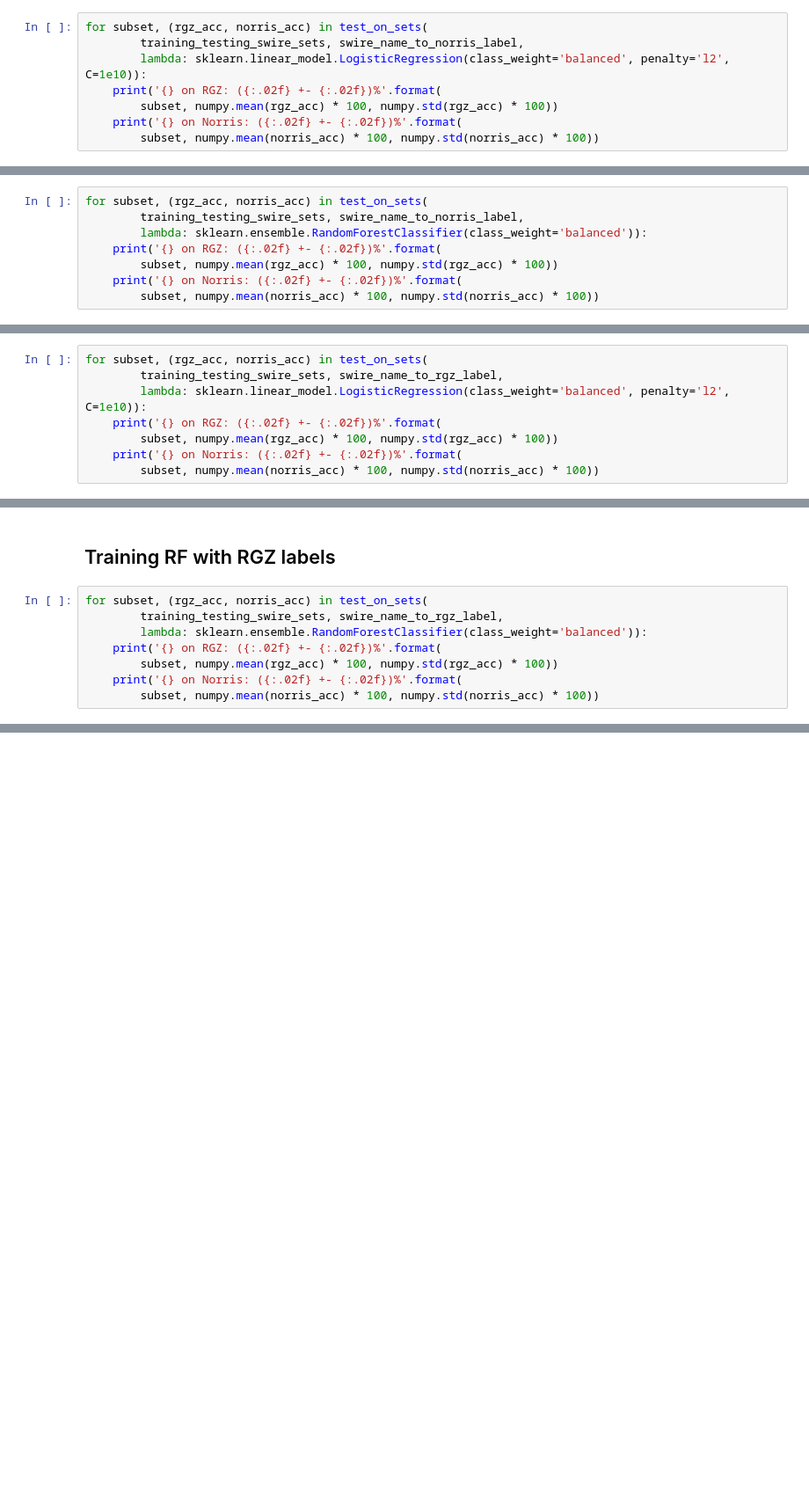
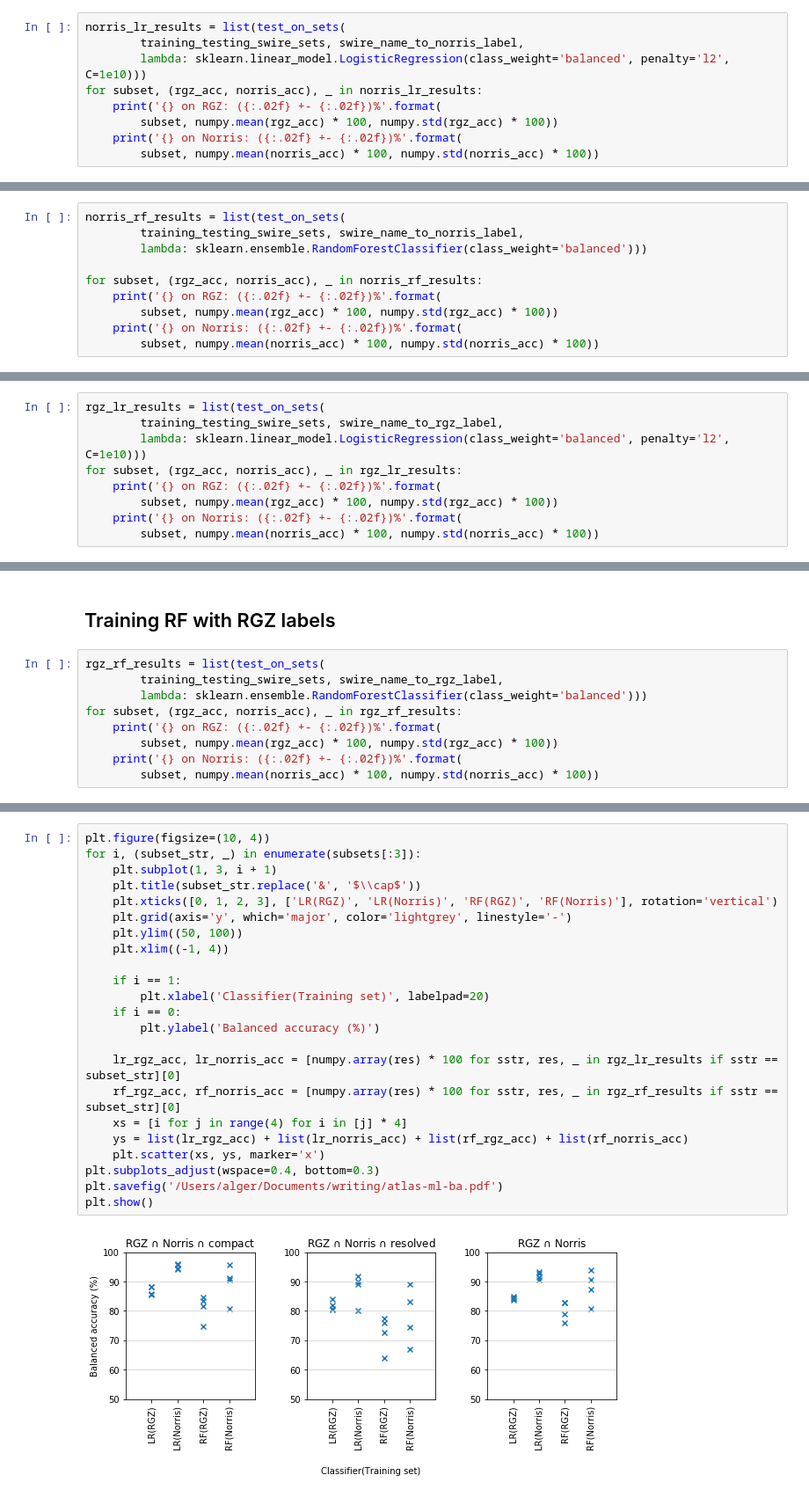
Before and after one commit to chengsoonong/crowdastro, a Jupyter notebook: notebooks/104_one_notebook_to_train_them_all.ipynb, the cells around one changed output, grey strips where cells are left out. Shown: that part at 88% size. Saved outputs shown, nothing was run; the diff lists cells and outputs as text; blank space fills up the shorter version.

Commit message:
More training in notebook

```diff
--- a/notebooks/104_one_notebook_to_train_them_all.ipynb
+++ b/notebooks/104_one_notebook_to_train_them_all.ipynb
@@ -181,7 +186,8 @@ def test_on_sets(training_testing_swire_sets, name_to_label, Classifier):
 # %%
-for subset, (rgz_acc, norris_acc) in test_on_sets(
+norris_lr_results = list(test_on_sets(
         training_testing_swire_sets, swire_name_to_norris_label,
-        lambda: sklearn.linear_model.LogisticRegression(class_weight='balanced', penalty='l2', C=1e10)):
+        lambda: sklearn.linear_model.LogisticRegression(class_weight='balanced', penalty='l2', C=1e10)))
+for subset, (rgz_acc, norris_acc), _ in norris_lr_results:
     print('{} on RGZ: ({:.02f} +- {:.02f})%'.format(
         subset, numpy.mean(rgz_acc) * 100, numpy.std(rgz_acc) * 100))
     print('{} on Norris: ({:.02f} +- {:.02f})%'.format(
@@ -196,9 +202,11 @@ RGZ & Norris on Norris: (94.44 +- 1.46)%
 # %% [markdown]
 ## Training RF with Norris labels
 # %%
-for subset, (rgz_acc, norris_acc) in test_on_sets(
+norris_rf_results = list(test_on_sets(
         training_testing_swire_sets, swire_name_to_norris_label,
-        lambda: sklearn.ensemble.RandomForestClassifier(class_weight='balanced')):
+        lambda: sklearn.ensemble.RandomForestClassifier(class_weight='balanced')))
+
+for subset, (rgz_acc, norris_acc), _ in norris_rf_results:
     print('{} on RGZ: ({:.02f} +- {:.02f})%'.format(
         subset, numpy.mean(rgz_acc) * 100, numpy.std(rgz_acc) * 100))
     print('{} on Norris: ({:.02f} +- {:.02f})%'.format(
@@ -213,9 +221,10 @@ RGZ & Norris on Norris: (87.51 +- 6.29)%
 # %% [markdown]
 ## Training LR with RGZ labels
 # %%
-for subset, (rgz_acc, norris_acc) in test_on_sets(
+rgz_lr_results = list(test_on_sets(
         training_testing_swire_sets, swire_name_to_rgz_label,
-        lambda: sklearn.linear_model.LogisticRegression(class_weight='balanced', penalty='l2', C=1e10)):
+        lambda: sklearn.linear_model.LogisticRegression(class_weight='balanced', penalty='l2', C=1e10)))
+for subset, (rgz_acc, norris_acc), _ in rgz_lr_results:
     print('{} on RGZ: ({:.02f} +- {:.02f})%'.format(
         subset, numpy.mean(rgz_acc) * 100, numpy.std(rgz_acc) * 100))
     print('{} on Norris: ({:.02f} +- {:.02f})%'.format(
@@ -230,9 +239,10 @@ RGZ & Norris on Norris: (91.94 +- 1.09)%
 # %% [markdown]
 ## Training RF with RGZ labels
 # %%
-for subset, (rgz_acc, norris_acc) in test_on_sets(
+rgz_rf_results = list(test_on_sets(
         training_testing_swire_sets, swire_name_to_rgz_label,
-        lambda: sklearn.ensemble.RandomForestClassifier(class_weight='balanced')):
+        lambda: sklearn.ensemble.RandomForestClassifier(class_weight='balanced')))
+for subset, (rgz_acc, norris_acc), _ in rgz_rf_results:
     print('{} on RGZ: ({:.02f} +- {:.02f})%'.format(
         subset, numpy.mean(rgz_acc) * 100, numpy.std(rgz_acc) * 100))
     print('{} on Norris: ({:.02f} +- {:.02f})%'.format(
@@ -246,0 +257,25 @@ RGZ & Norris on Norris: (86.07 +- 6.08)%
+# %%
+plt.figure(figsize=(10, 4))
+for i, (subset_str, _) in enumerate(subsets[:3]):
+    plt.subplot(1, 3, i + 1)
+    plt.title(subset_str.replace('&', '$\\cap$'))
+    plt.xticks([0, 1, 2, 3], ['LR(RGZ)', 'LR(Norris)', 'RF(RGZ)', 'RF(Norris)'], rotation='vertical')
+    plt.grid(axis='y', which='major', color='lightgrey', linestyle='-')
+    plt.ylim((50, 100))
+    plt.xlim((-1, 4))
+
+    if i == 1:
+        plt.xlabel('Classifier(Training set)', labelpad=20)
+    if i == 0:
+        plt.ylabel('Balanced accuracy (%)')
+
+    lr_rgz_acc, lr_norris_acc = [numpy.array(res) * 100 for sstr, res, _ in rgz_lr_results if sstr == subset_str][0]
+    rf_rgz_acc, rf_norris_acc = [numpy.array(res) * 100 for sstr, res, _ in rgz_rf_results if sstr == subset_str][0]
+    xs = [i for j in range(4) for i in [j] * 4]
+    ys = list(lr_rgz_acc) + list(lr_norris_acc) + list(rf_rgz_acc) + list(rf_norris_acc)
+    plt.scatter(xs, ys, marker='x')
+plt.subplots_adjust(wspace=0.4, bottom=0.3)
+plt.savefig('/Users/alger/Documents/writing/atlas-ml-ba.pdf')
+plt.show()
+# %% [output]
+[figure, added]
```
Also changed, not shown: parts of 11 cells of this notebook.
